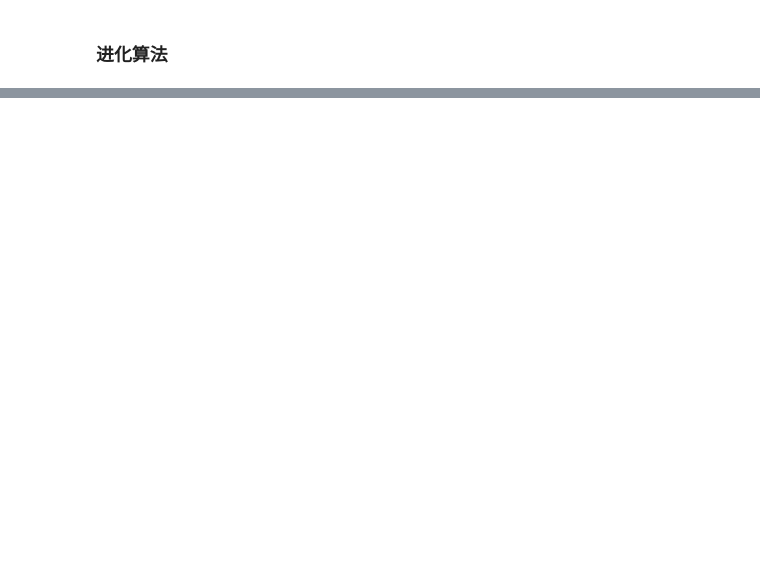
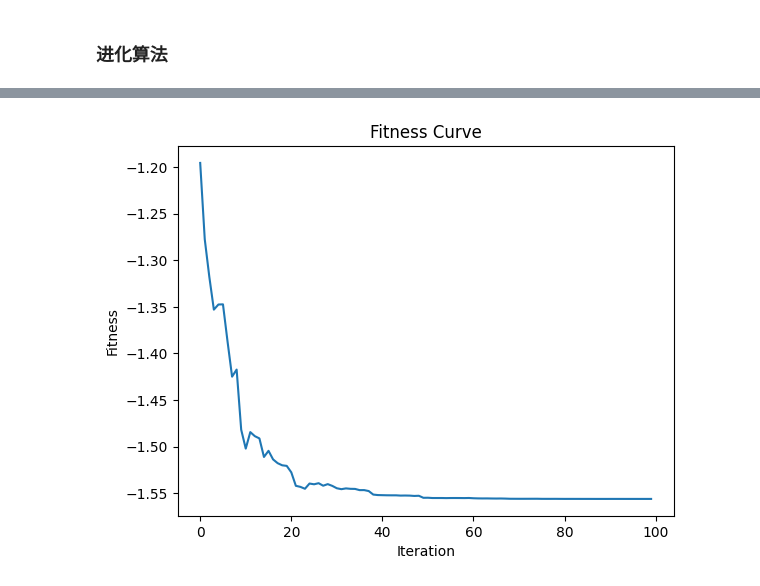
Before and after one commit to zhaziqwe/digital_workshop_predict_model, a Jupyter notebook: 模型优化.ipynb, the cells around one changed output, grey strips where cells are left out. Cells and saved outputs as stored; diff of their text form; code cells hidden in the pictures; blank space fills up the shorter version.

```diff
--- a/模型优化.ipynb
+++ b/模型优化.ipynb
@@ -9,8 +9,8 @@ from random import choice
 import matplotlib.pyplot as plt
 # %%
 
-data = pd.read_csv(
-    './data_1.csv', header=0,names=['n(r/min)', 'f(mm/r)', 'ap(mm)', 'MRR(mm3/s)', 'P(W)'])
+data = pd.read_excel('./data_read/data_3.xlsx')
+data = pd.read_excel('./data_read/data_3.xlsx', usecols=range(1, len(data.columns)))
 data_normalized = data.apply(lambda x: (x - np.mean(x)) / (np.std(x)))
 data_mean = data.mean()
 data_std = data.std()
@@ -49,6 +49,6 @@ class Pw_Model(nn.Module):
         return x
 # %%
 import torch
-model  = torch.load('all_save.pt')
+model  = torch.load('./save/data_3.pt')
 device = torch.device('cuda:0' if torch.cuda.is_available() else 'cpu')
 model.to(device)
@@ -130,0 +85,92 @@ dtype: float64
+# %%
+x_input = [-1.414214,-0.92582,1.507557,1.224745]
+# %%
+import random
+import matplotlib.pyplot as plt
+
+# 自定义拟合函数
+def fitness_function(x):
+    x_input = torch.Tensor([x]).to(device)
+    f = model(x_input).cpu().detach().numpy()[0]
+    return f
+
+# 蜜蜂类
+class Bee:
+    def __init__(self, position):
+        self.position = position
+        self.fitness = fitness_function(position)
+
+# 蜜蜂群类
+class BeeColony:
+    def __init__(self, n_bees, n_dimensions, x_min, x_max):
+        self.bees = []
+        self.n_bees = n_bees
+        self.n_dimensions = n_dimensions
+        self.x_min = x_min
+        self.x_max = x_max
+        self.best_fitnesses = []  # 存储每次迭代的最佳适应度值
+
+        # 初始化蜜蜂群
+        for _ in range(n_bees):
+            position = [random.uniform(x_min[i], x_max[i]) for i in range(n_dimensions)]
+            self.bees.append(Bee(position))
+
+    # 获取最优解
+    def get_best_solution(self):
+        best_bee = min(self.bees, key=lambda bee: bee.fitness)
+        return best_bee.position, best_bee.fitness
+
+    # 更新蜜蜂位置
+    def update_bees(self):
+        for bee in self.bees:
+            best_neighbor = self.get_best_neighbor(bee)
+            new_position = [bee.position[i] + random.uniform(-1, 1) * (bee.position[i] - best_neighbor.position[i])
+                            for i in range(self.n_dimensions)]
+
+            # 确保新位置在边界内
+            new_position = [min(max(new_position[i], self.x_min[i]), self.x_max[i]) for i in range(self.n_dimensions)]
+
+            # 更新蜜蜂的位置和适应度
+            bee.position = new_position
+            bee.fitness = fitness_function(new_position)
+
+        # 存储最佳适应度值
+        self.best_fitnesses.append(self.get_best_solution()[1])
+
+    # 获取最佳邻居蜜蜂
+    def get_best_neighbor(self, bee):
+        neighbors = [other_bee for other_bee in self.bees if other_bee != bee]
+        best_neighbor = min(neighbors, key=lambda neighbor: neighbor.fitness)
+        return best_neighbor
+
+    # 绘制适应度曲线
+    def plot_fitness_curve(self):
+        plt.plot(range(len(self.best_fitnesses)), self.best_fitnesses)
+        plt.xlabel('Iteration')
+        plt.ylabel('Fitness')
+        plt.title('Fitness Curve')
+        plt.show()
+
+# 参数设置
+n_bees = 40
+n_dimensions = 4
+n_iterations = 100
+
+# 创建蜜蜂群实例
+colony = BeeColony(n_bees, n_dimensions, x_min, x_max)
+
+# 优化迭代
+for _ in range(n_iterations):
+    colony.update_bees()
+
+# 获取最优解
+best_position, best_fitness = colony.get_best_solution()
+
+# 输出结果
+print("最优解：", best_position)
+print("最优适应度：", best_fitness)
+
+
+# 绘制适应度曲线
+colony.plot_fitness_curve()
+# %% [output]
@@ -130,0 +179 @@ dtype: float64
+[figure, added]
```
Also changed, not shown: parts of 8 cells of this notebook, 20 other files.
